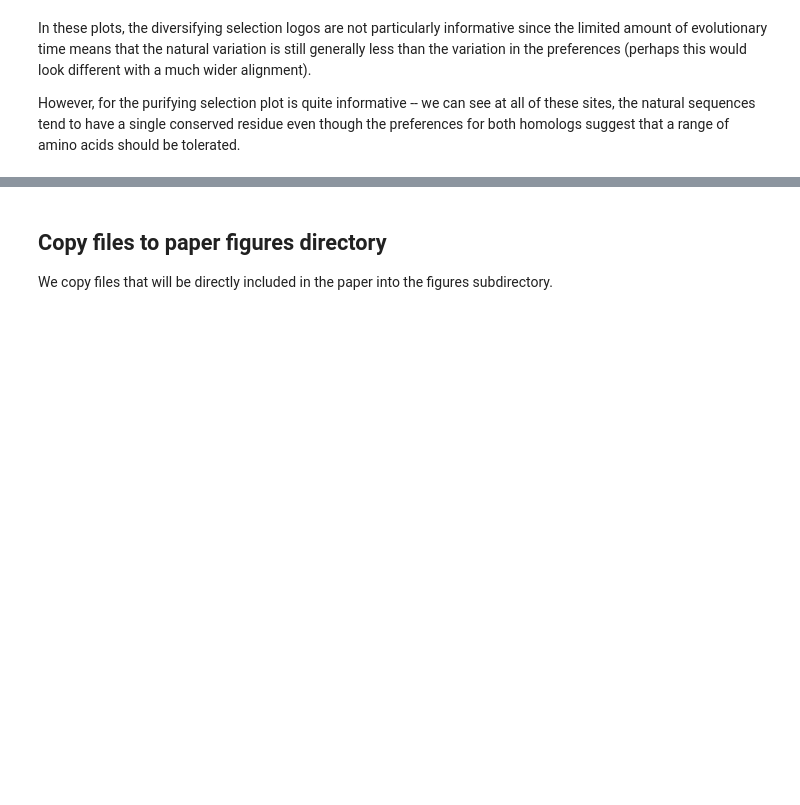
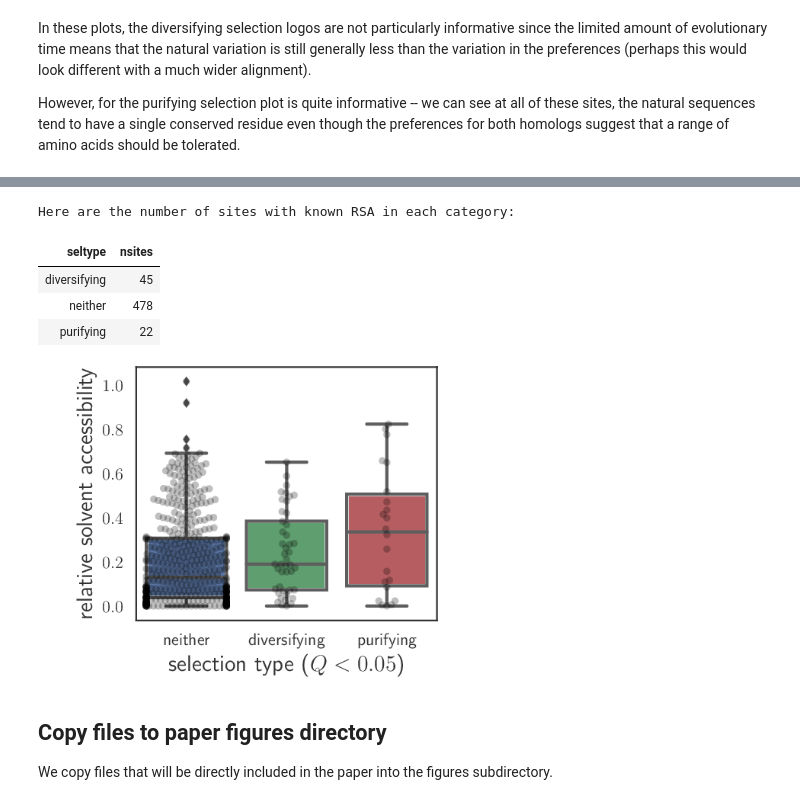
Before and after one commit to jbloomlab/EnvMutationalShiftsPaper, a Jupyter notebook: analysis_code/analysis_notebook.ipynb, the cells around one changed output, grey strips where cells are left out. Saved outputs shown, nothing was run; the diff lists cells and outputs as text; code cells hidden in the pictures; blank space fills up the shorter version.

```diff
--- a/analysis_code/analysis_notebook.ipynb
+++ b/analysis_code/analysis_notebook.ipynb
@@ -1204,3 +1216,39 @@ However, for the purifying selection plot is quite informative -- we can see at
+# %%
+dsspfile = './data/5FYL_dssp.txt'
+
+# make merged data frame with DSSP results for gp120 and gp41 chain (X and A)
+dssp_df = pandas.concat([dms_tools2.dssp.processDSSP(dsspfile, chain=chain)
+        for chain in ['X', 'A']])
+dssp_df['site'] = dssp_df['site'].astype('str')
+
+# get only sites for which omega was determined, and assign selection type
+dssp_df = dssp_df[dssp_df['site'].isin(omegabysite['site'].astype('str'))]
+dssp_df['seltype'] = 'neither'
+for (seltype, op) in [('diversifying', operator.gt), ('purifying', operator.lt)]:
+    selsites = sigsites[op(sigsites['omega']['max'], 1)].index.astype('str')
+    dssp_df.loc[dssp_df['site'].isin(selsites), 'seltype'] = seltype
+print("Here are the number of sites with known RSA in each category:")
+display(HTML(dssp_df.groupby('seltype').size()
+        .reset_index(name='nsites').to_html(index=False)))
+
+# make plot
+selsites_rsa_plot = os.path.join(phydmsdir, 'selsites_rsa.pdf')
+fig = plt.figure()
+ax = seaborn.boxplot(x='seltype', y='RSA', data=dssp_df)
+ax = seaborn.swarmplot(x='seltype', y='RSA', data=dssp_df, alpha=0.25, color='black')
+plt.xlabel('selection type ($Q < {0:.2f}$)'.format(qthreshold))
+plt.ylabel('relative solvent accessibility')
+fig.set_size_inches(4, 3.5)
+fig.tight_layout()
+fig.savefig(selsites_rsa_plot)
+showPDF(selsites_rsa_plot, width=400)
+# %% [output]
+Here are the number of sites with known RSA in each category:
+| seltype | nsites |
+| diversifying | 45 |
+| neither | 478 |
+| purifying | 22 |
+[figure, added]
 # %% [markdown]
 ## Copy files to paper figures directory
 We copy files that will be directly included in the paper into the figures subdirectory.
```
Also changed, not shown: parts of 6 cells of this notebook, 12 other files.
